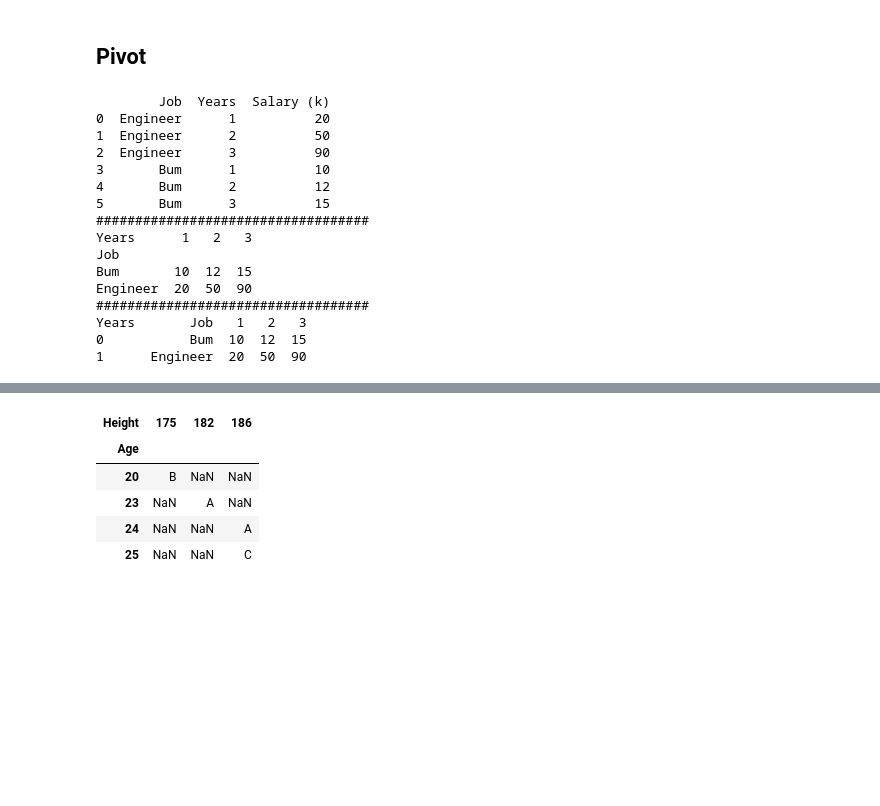
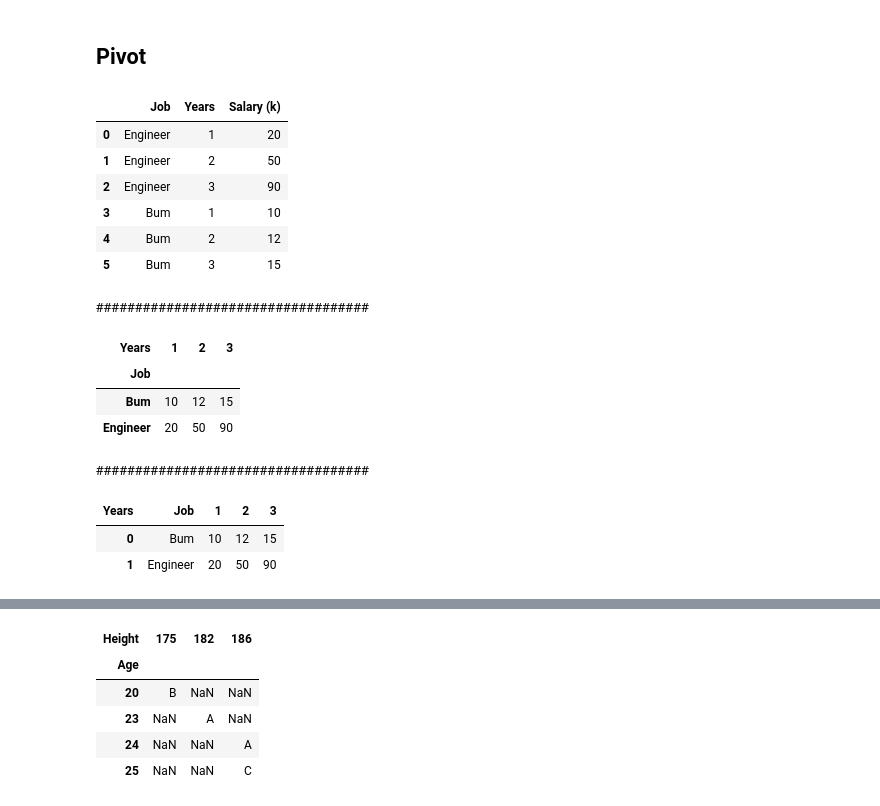
Before and after one commit to EvgeniiZorin/Handbook_Data-Science, a Jupyter notebook: _Pandas.ipynb, the cells around one changed output, grey strips where cells are left out. Saved outputs shown, nothing was run; the diff lists cells and outputs as text; code cells hidden in the pictures; blank space fills up the shorter version.

```diff
--- a/_Pandas.ipynb
+++ b/_Pandas.ipynb
@@ -4083,37 +4083,37 @@ After 'melt':
 # %%
 """
 Pivot
 Pivot is the opposite of 'melt' function, basically
 """
 
 import pandas as pd
 
 df = pd.DataFrame({
 	'Job': ['Engineer', 'Engineer', 'Engineer', 'Bum', 'Bum', 'Bum'],
 	'Years': [1, 2, 3, 1, 2, 3],
 	'Salary (k)': [20, 50, 90, 10, 12, 15]
 })
-print(df)
+display(df)
 print('#'*35)
 
-print( df.pivot(index='Job', columns='Years', values='Salary (k)') )
+display( df.pivot(index='Job', columns='Years', values='Salary (k)') )
 print('#'*35)
 
-print( df.pivot(index='Job', columns='Years', values='Salary (k)').reset_index() )
+display( df.pivot(index='Job', columns='Years', values='Salary (k)').reset_index() )
 # %% [output]
+|  | Job | Years | Salary (k) |
+| 0 | Engineer | 1 | 20 |
+| 1 | Engineer | 2 | 50 |
+| 2 | Engineer | 3 | 90 |
+| 3 | Bum | 1 | 10 |
+| 4 | Bum | 2 | 12 |
+| 5 | Bum | 3 | 15 |
-        Job  Years  Salary (k)
-0  Engineer      1          20
-1  Engineer      2          50
-2  Engineer      3          90
-3       Bum      1          10
-4       Bum      2          12
-5       Bum      3          15
 ###################################
-Years      1   2   3
-Job
-Bum       10  12  15
-Engineer  20  50  90
-###################################
-Years       Job   1   2   3
-0           Bum  10  12  15
-1      Engineer  20  50  90
+| Years | 1 | 2 | 3 |
+| Job |  |  |  |
+| Bum | 10 | 12 | 15 |
+| Engineer | 20 | 50 | 90 |
+###################################
+| Years | Job | 1 | 2 | 3 |
+| 0 | Bum | 10 | 12 | 15 |
+| 1 | Engineer | 20 | 50 | 90 |
```
Also changed, not shown: parts of 2 cells of this notebook.
